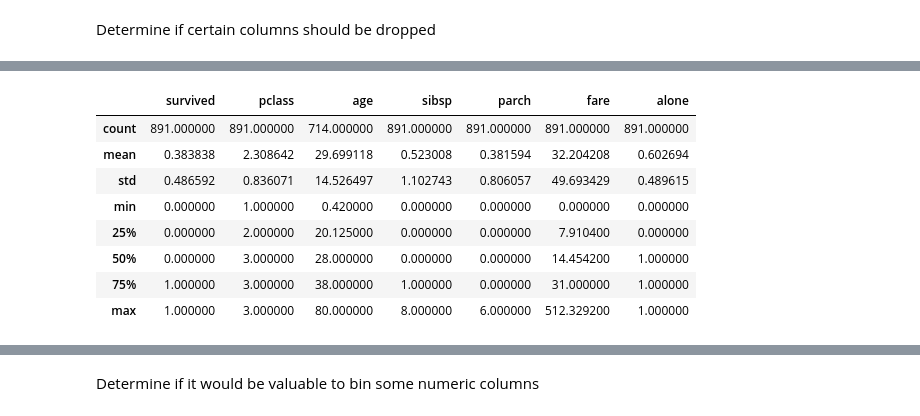
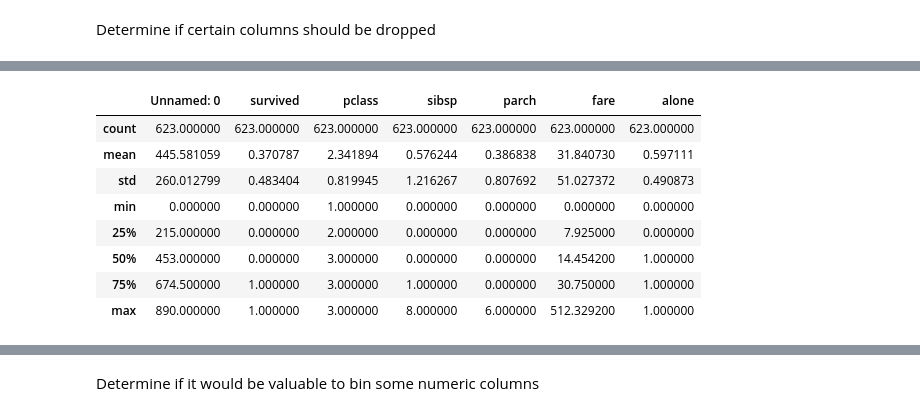
Before and after one commit to Bartholomew-Taylor/classification-exercises, a Jupyter notebook: Exploration_exercises.ipynb, the cells around one changed output, grey strips where cells are left out. Saved outputs shown, nothing was run; the diff lists cells and outputs as text; code cells hidden in the pictures.

```diff
--- a/Exploration_exercises.ipynb
+++ b/Exploration_exercises.ipynb
@@ -269,15 +306,13 @@ Determine if certain columns should be dropped
 # %%
-titanic_df = acquire.get_titanic_data()
-titanic_df.drop([titanic_df.columns[0], 'passenger_id', 'deck', 'embarked','class'], axis = 1, inplace = True)
-
-titanic_df.describe()
+titan_train,titan_val,titan_test = prepare.train_val_test(titanic_df)
+titan_train.describe()
 # %% [output]
-|  | survived | pclass | age | sibsp | parch | fare | alone |
-| count | 891.000000 | 891.000000 | 714.000000 | 891.000000 | 891.000000 | 891.000000 | 891.000000 |
-| mean | 0.383838 | 2.308642 | 29.699118 | 0.523008 | 0.381594 | 32.204208 | 0.602694 |
-| std | 0.486592 | 0.836071 | 14.526497 | 1.102743 | 0.806057 | 49.693429 | 0.489615 |
-| min | 0.000000 | 1.000000 | 0.420000 | 0.000000 | 0.000000 | 0.000000 | 0.000000 |
-| 25% | 0.000000 | 2.000000 | 20.125000 | 0.000000 | 0.000000 | 7.910400 | 0.000000 |
-| 50% | 0.000000 | 3.000000 | 28.000000 | 0.000000 | 0.000000 | 14.454200 | 1.000000 |
-| 75% | 1.000000 | 3.000000 | 38.000000 | 1.000000 | 0.000000 | 31.000000 | 1.000000 |
-| max | 1.000000 | 3.000000 | 80.000000 | 8.000000 | 6.000000 | 512.329200 | 1.000000 |
+|  | Unnamed: 0 | survived | pclass | sibsp | parch | fare | alone |
+| count | 623.000000 | 623.000000 | 623.000000 | 623.000000 | 623.000000 | 623.000000 | 623.000000 |
+| mean | 445.581059 | 0.370787 | 2.341894 | 0.576244 | 0.386838 | 31.840730 | 0.597111 |
+| std | 260.012799 | 0.483404 | 0.819945 | 1.216267 | 0.807692 | 51.027372 | 0.490873 |
+| min | 0.000000 | 0.000000 | 1.000000 | 0.000000 | 0.000000 | 0.000000 | 0.000000 |
+| 25% | 215.000000 | 0.000000 | 2.000000 | 0.000000 | 0.000000 | 7.925000 | 0.000000 |
+| 50% | 453.000000 | 0.000000 | 3.000000 | 0.000000 | 0.000000 | 14.454200 | 1.000000 |
+| 75% | 674.500000 | 1.000000 | 3.000000 | 1.000000 | 0.000000 | 30.750000 | 1.000000 |
+| max | 890.000000 | 1.000000 | 3.000000 | 8.000000 | 6.000000 | 512.329200 | 1.000000 |
```
Also changed, not shown: parts of 22 cells of this notebook, 5 other files.
